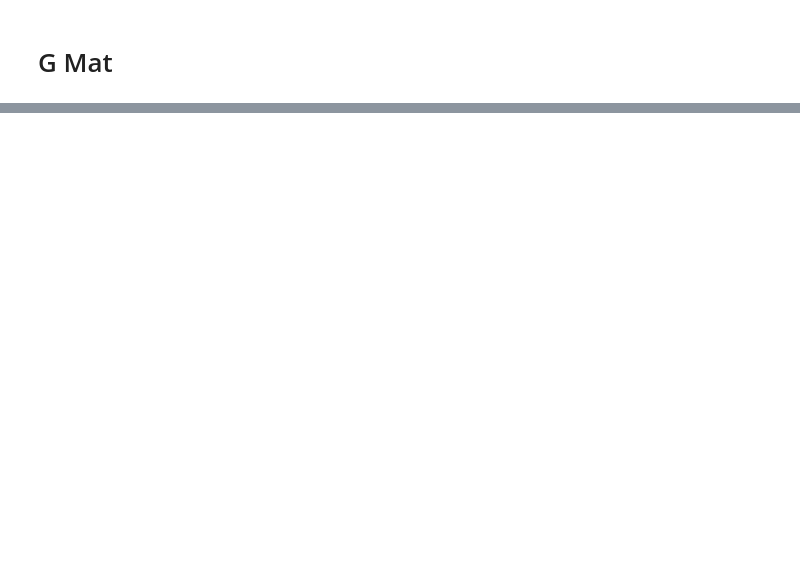
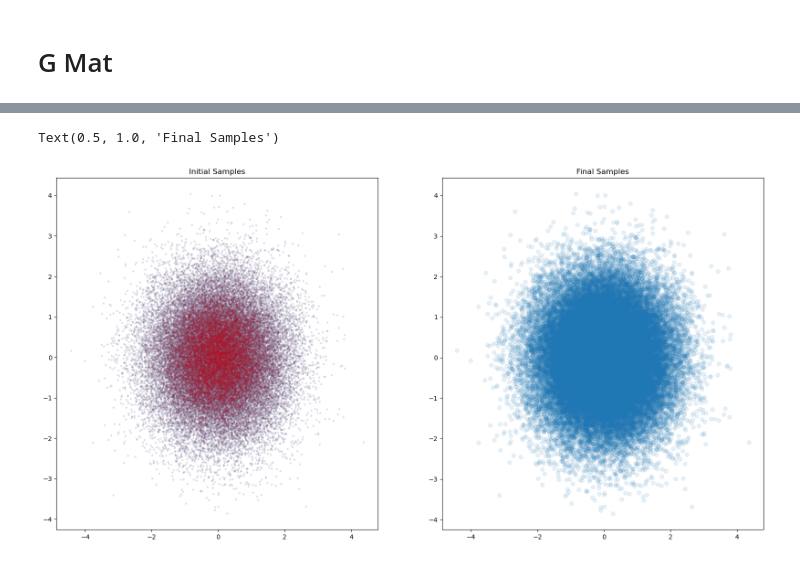
Before and after one commit to SebasGutHdz/Parametric_BV_Hamiltonian, a Jupyter notebook: ODE_solvers/test_nnx.ipynb, the cells around one changed output, grey strips where cells are left out. Drawn from its saved outputs; the diff is of its cells as text; code cells hidden in the pictures; blank space fills up the shorter version.

```diff
--- a/ODE_solvers/test_nnx.ipynb
+++ b/ODE_solvers/test_nnx.ipynb
@@ -115,0 +310,37 @@ jax.tree.leaves(jax.tree.map(lambda x,y: jnp.linalg.norm(x-y)/jnp.linalg.norm(y)
+# %%
+
+print("Testing single gradient flow step...")
+
+# Store initial state
+_, initial_params = nnx.split(gradient_flow_node)
+initial_energy,initial_samples = evaluate_energy(gradient_flow_node, z_samples, initial_params)
+
+# Perform one gradient flow step
+updated_node, step_info = gradient_flow_step(gradient_flow_node, z_samples, G_mat_flow,
+                                           step_size=h, solver_tol=tolerance)
+
+# Compute energy after step
+_, updated_params = nnx.split(updated_node)
+final_energy,final_samples = evaluate_energy(updated_node, z_samples, updated_params)
+
+# Verification checks
+energy_decrease = initial_energy - final_energy
+relative_decrease = energy_decrease / initial_energy
+
+print(f"\n=== Step Verification Results ===")
+print(f"Initial energy:     {initial_energy:.6f}")
+print(f"Final energy:       {final_energy:.6f}")
+print(f"Energy decrease:    {energy_decrease:.6f}")
+print(f"Relative decrease:  {relative_decrease:.4%}")
+# print(f"Solver success:     {step_info['solver_success']}")
+# print(f"Solver iterations:  {step_info['solver_iterations']}")
+# print(f"Solver residual:    {step_info['solver_residual']:.2e}")
+print(f"Gradient norm:      {step_info['gradient_norm']:.6f}")
+print(f"Update norm:        {step_info['eta_norm']:.6f}")
+
+# Validation
+assert energy_decrease > 0, f"Energy should decrease! Got decrease: {energy_decrease}"
+# assert step_info['solver_success'], "Linear solver should converge!"
+# assert step_info['solver_residual'] < tolerance * 10, "Solver residual too large!"
+
+print(f"\n✓ All checks passed! Gradient flow step working correctly.")
@@ -115,0 +359,10 @@ jax.tree.leaves(jax.tree.map(lambda x,y: jnp.linalg.norm(x-y)/jnp.linalg.norm(y)
+# %%
+fig,ax = plt.subplots(1,2,figsize=(20,10))
+ax[0].scatter(initial_samples[:,0],initial_samples[:,1], s = 5, alpha=0.1)
+ax[0].scatter(final_samples[:,0],final_samples[:,1], alpha=0.05 ,s = 3,c  = 'r')
+ax[0].set_title("Initial Samples")
+ax[1].scatter(final_samples[:,0],final_samples[:,1], alpha=0.1)
+ax[1].set_title("Final Samples")
+# %% [output]
+Text(0.5, 1.0, 'Final Samples')
+[figure, added]
```
Also changed, not shown: parts of 18 cells of this notebook, 1 other file.
